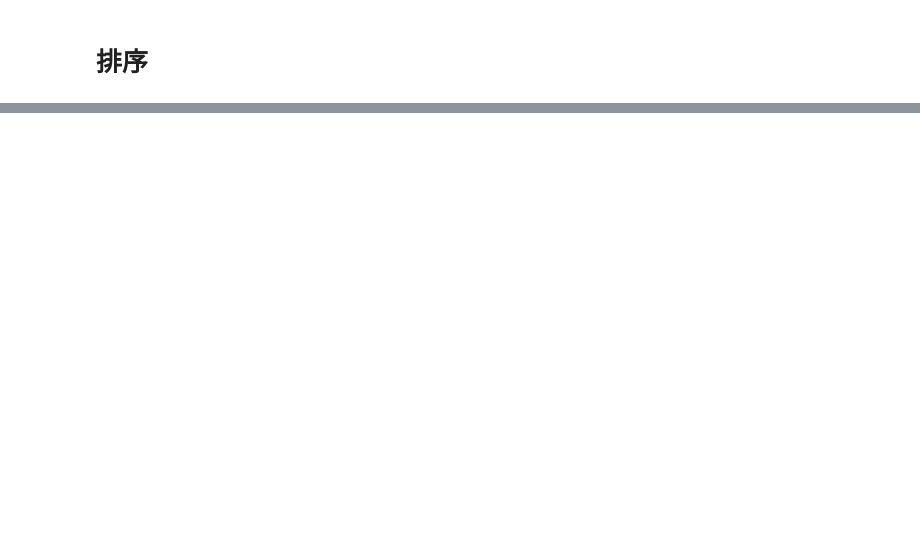
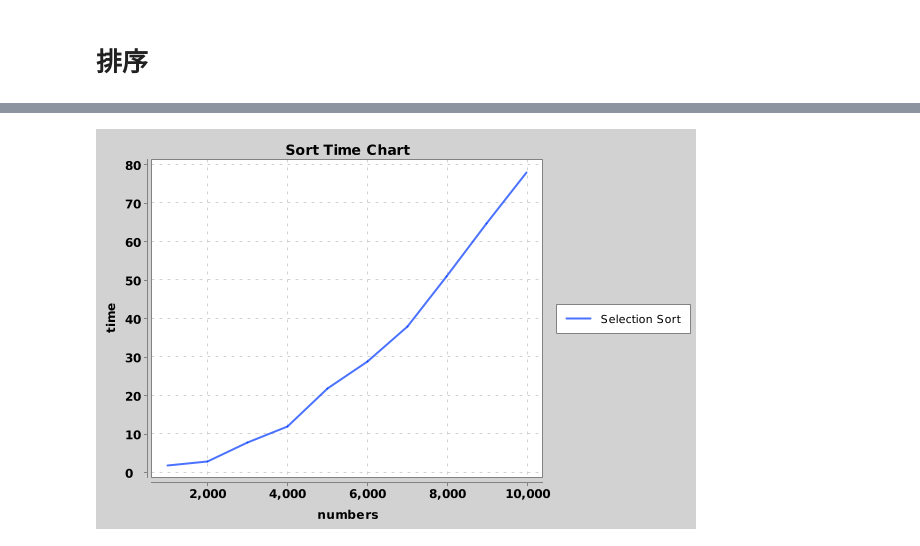
Before and after one commit to Suarezlin/AlgorithmNotebook, a Jupyter notebook: 排序.ipynb, the cells around one changed output, grey strips where cells are left out. Cells and saved outputs as stored; diff of their text form; code cells hidden in the pictures; blank space fills up the shorter version.

```diff
--- a/排序.ipynb
+++ b/排序.ipynb
@@ -36,0 +160,4 @@
+# %%
+BitmapEncoder.getBufferedImage(chart);
+# %% [output]
+[figure, added]
```
Also changed, not shown: parts of 38 cells of this notebook.
